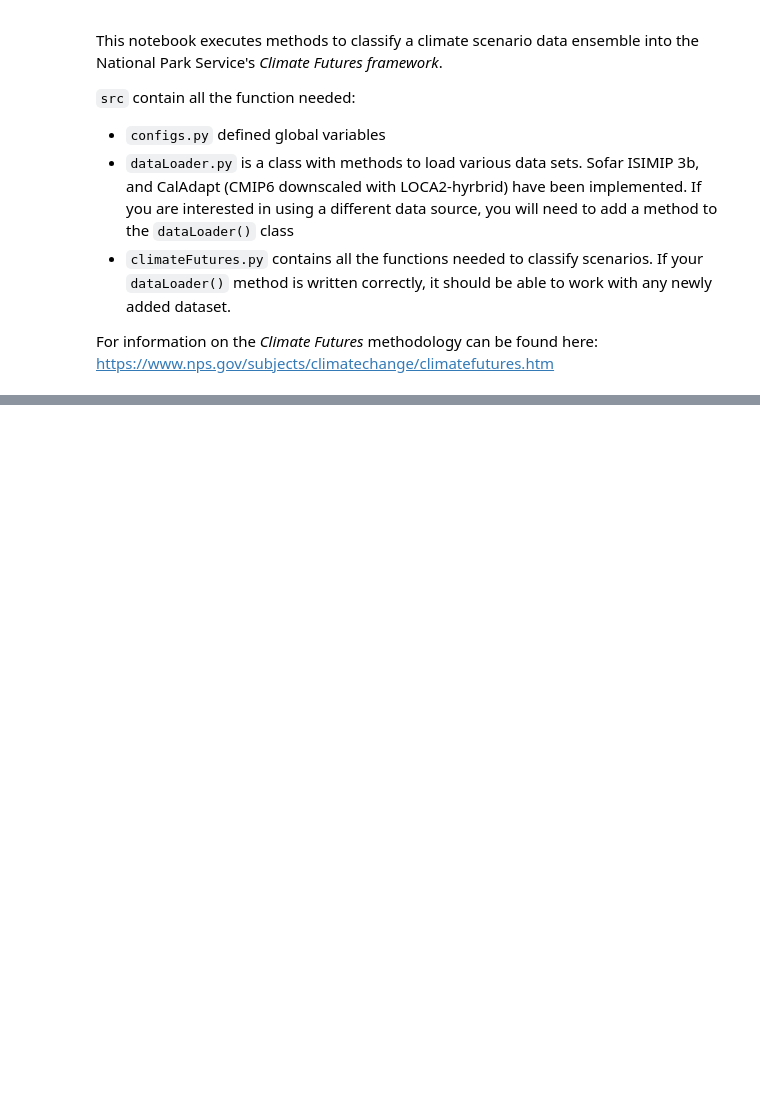
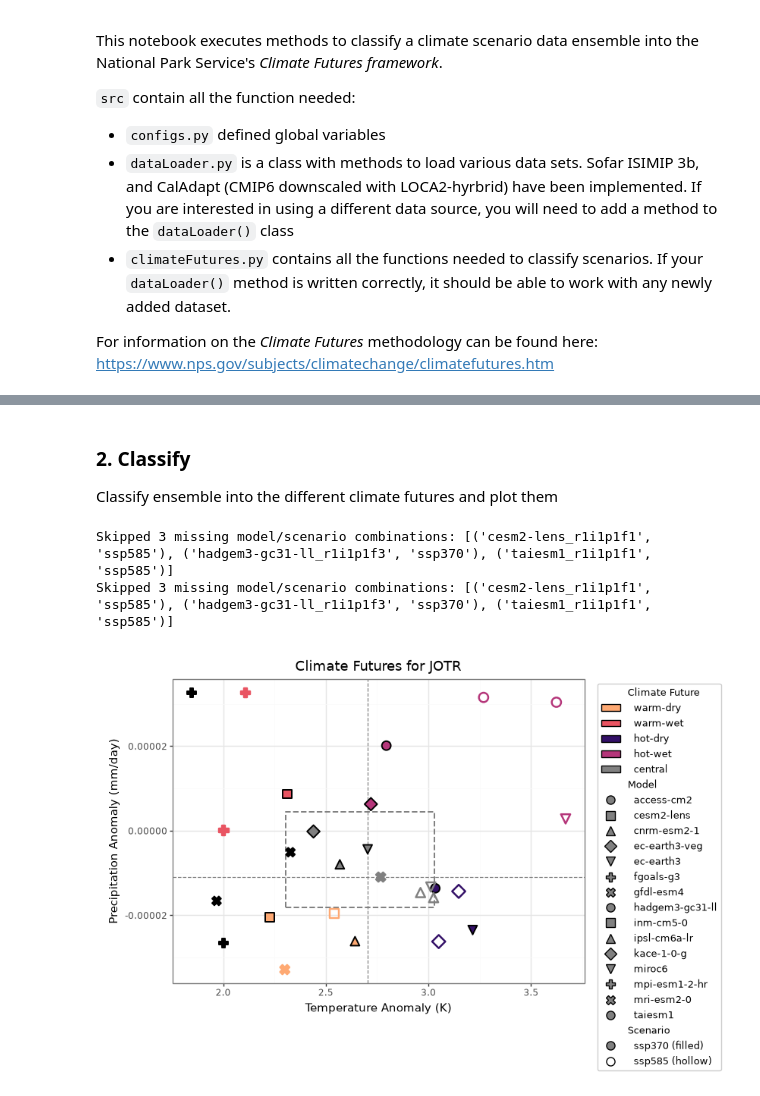
Before and after one commit to SchmidtDSE/climate_futures, a Jupyter notebook: climateFutures.ipynb, the cells around one changed output, grey strips where cells are left out. Cells and saved outputs as stored; diff of their text form; code cells hidden in the pictures; blank space fills up the shorter version.

```diff
--- a/climateFutures.ipynb
+++ b/climateFutures.ipynb
@@ -61,0 +66,11 @@ AttributeError: module 'src.climateFutures' has no attribute 'climateFutures'
+# %% [markdown]
+### 2. Classify
+
+Classify ensemble into the different climate futures and plot them
+# %%
+cf_ca.classify()
+cf_ca.plot_quadrants()
+# %% [output]
+Skipped 3 missing model/scenario combinations: [('cesm2-lens_r1i1p1f1', 'ssp585'), ('hadgem3-gc31-ll_r1i1p1f3', 'ssp370'), ('taiesm1_r1i1p1f1', 'ssp585')]
+Skipped 3 missing model/scenario combinations: [('cesm2-lens_r1i1p1f1', 'ssp585'), ('hadgem3-gc31-ll_r1i1p1f3', 'ssp370'), ('taiesm1_r1i1p1f1', 'ssp585')]
+[figure, added]
```
Also changed, not shown: parts of 4 cells of this notebook, 1 other file.
